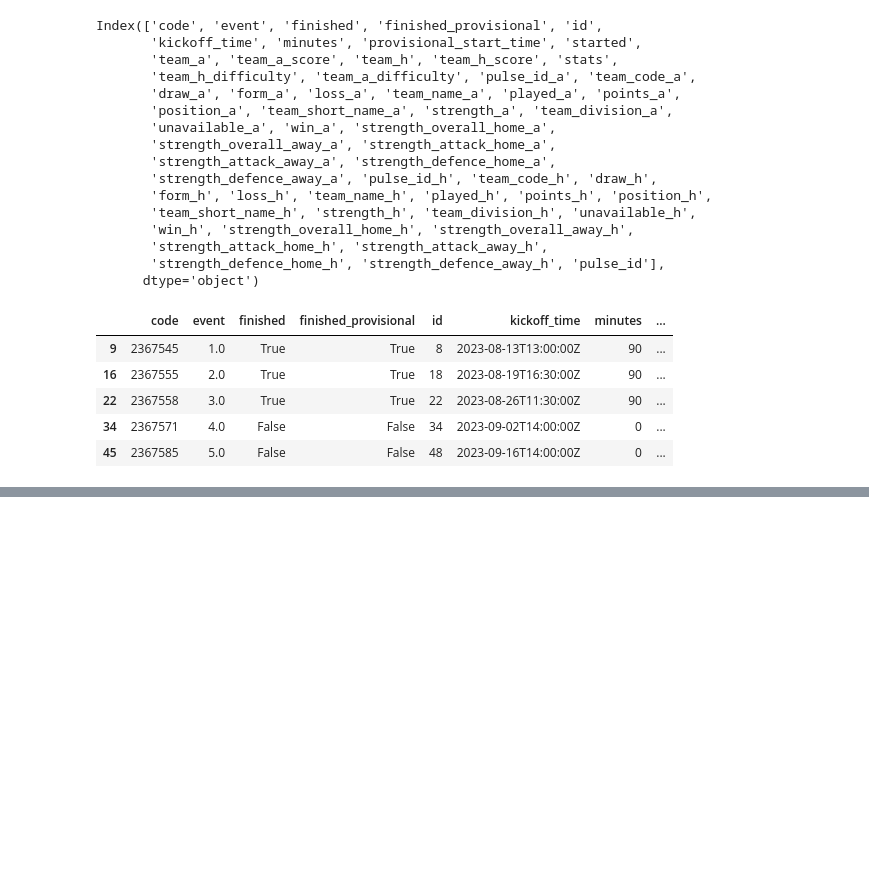
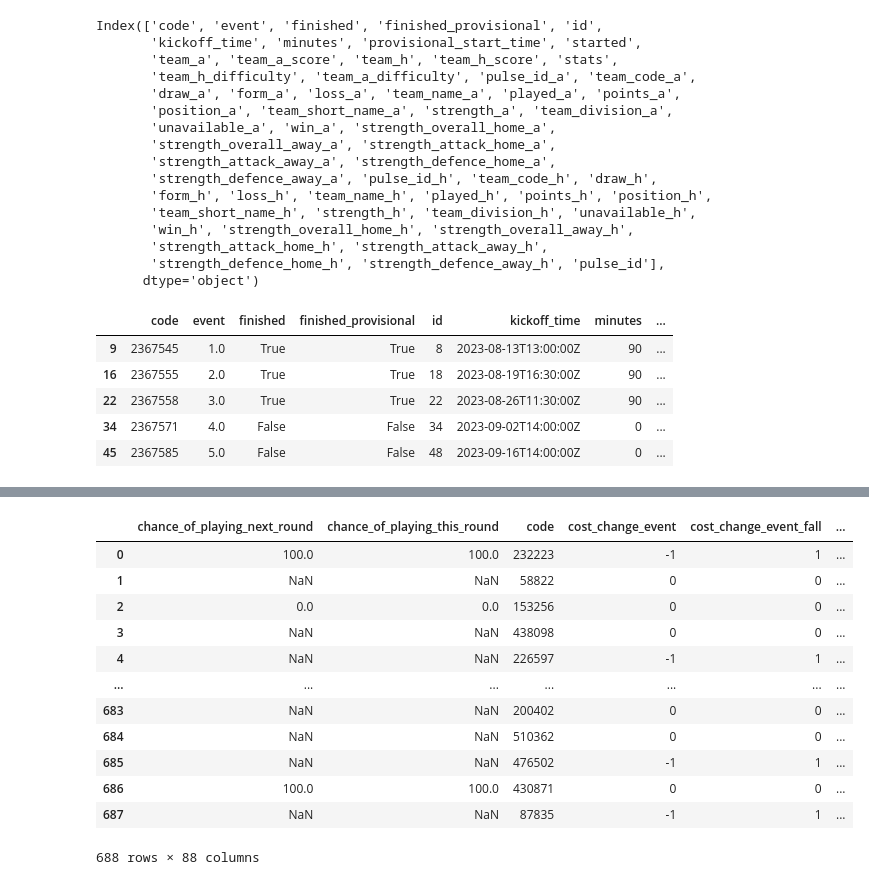
Before and after one commit to Dofften/FPL-Master, a Jupyter notebook: FPL_ML.ipynb, the cells around one changed output, grey strips where cells are left out. Drawn from its saved outputs; the diff is of its cells as text; code cells hidden in the pictures; blank space fills up the shorter version.

Commit message:
players + fixtures

```diff
--- a/FPL_ML.ipynb
+++ b/FPL_ML.ipynb
@@ -1135,0 +1148,16 @@ fixtures_final
+# %%
+playersdf
+# %% [output]
+|  | chance_of_playing_next_round | chance_of_playing_this_round | code | cost_change_event | cost_change_event_fall | ... |
+| 0 | 100.0 | 100.0 | 232223 | -1 | 1 | ... |
+| 1 | NaN | NaN | 58822 | 0 | 0 | ... |
+| 2 | 0.0 | 0.0 | 153256 | 0 | 0 | ... |
+| 3 | NaN | NaN | 438098 | 0 | 0 | ... |
+| 4 | NaN | NaN | 226597 | -1 | 1 | ... |
+| ... | ... | ... | ... | ... | ... | ... |
+| 683 | NaN | NaN | 200402 | 0 | 0 | ... |
+| 684 | NaN | NaN | 510362 | 0 | 0 | ... |
+| 685 | NaN | NaN | 476502 | -1 | 1 | ... |
+| 686 | 100.0 | 100.0 | 430871 | 0 | 0 | ... |
+| 687 | NaN | NaN | 87835 | -1 | 1 | ... |
+688 rows × 88 columns
```
Also changed, not shown: parts of 6 cells of this notebook.
